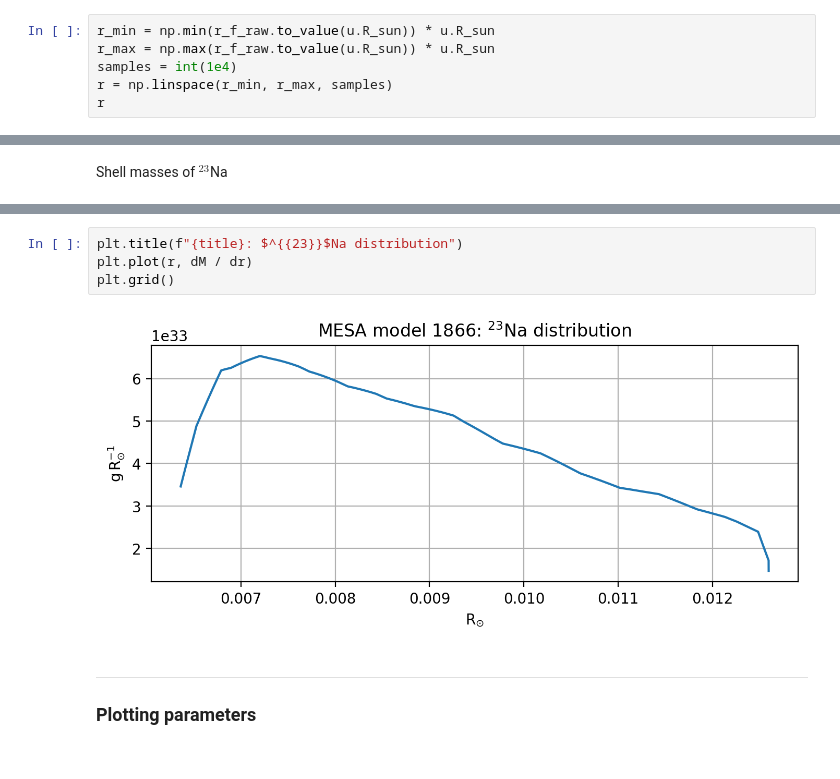
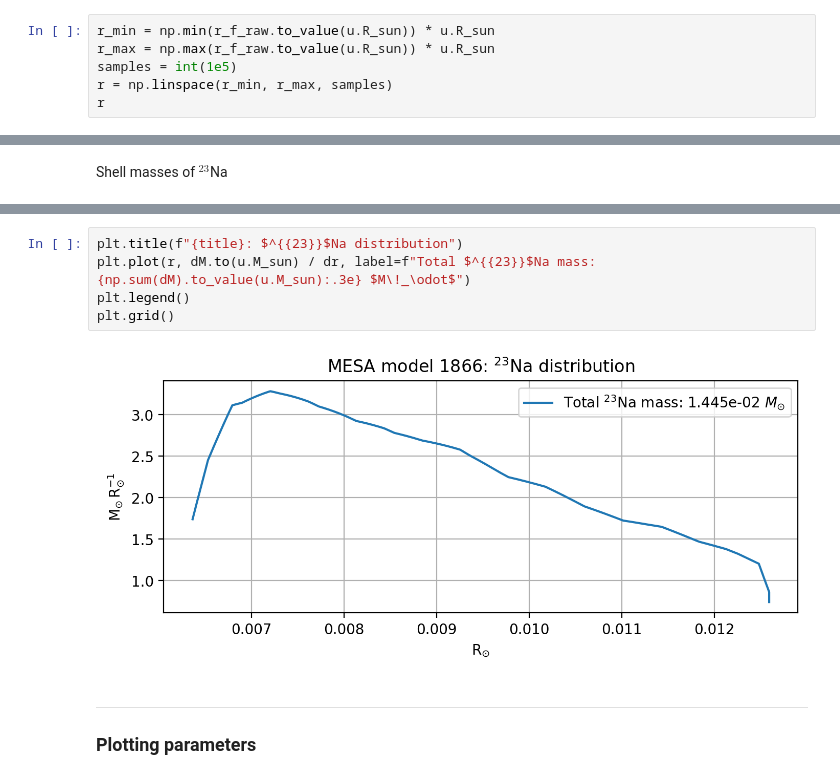
Before and after one commit to xingyzt/stellar-axions, a Jupyter notebook: main.ipynb, the cells around one changed output, grey strips where cells are left out. Saved outputs shown, nothing was run; the diff lists cells and outputs as text.

```diff
--- a/main.ipynb
+++ b/main.ipynb
@@ -81,7 +81,7 @@ Unified array of radii ("shells")
 # %%
 r_min = np.min(r_f_raw.to_value(u.R_sun)) * u.R_sun
 r_max = np.max(r_f_raw.to_value(u.R_sun)) * u.R_sun
-samples = int(1e4)
+samples = int(1e5)
 r = np.linspace(r_min, r_max, samples)
 r
 # %% [output]
@@ -122,9 +122,10 @@ $[2.1562716 \times 10^{27},~2.1596836 \times 10^{27},~2.1630945 \times 10^{27},~
 # %%
 plt.title(f"{title}: $^{{23}}$Na distribution")
-plt.plot(r, dM / dr)
+plt.plot(r, dM.to(u.M_sun) / dr, label=f"Total $^{{23}}$Na mass: {np.sum(dM).to_value(u.M_sun):.3e} $M\!_\odot$")
+plt.legend()
 plt.grid()
 # %% [output]
-[figure, old version]
+[figure, new version]
 # %% [markdown]
 ---
 ### Plotting parameters
```
Also changed, not shown: parts of 7 cells of this notebook.
